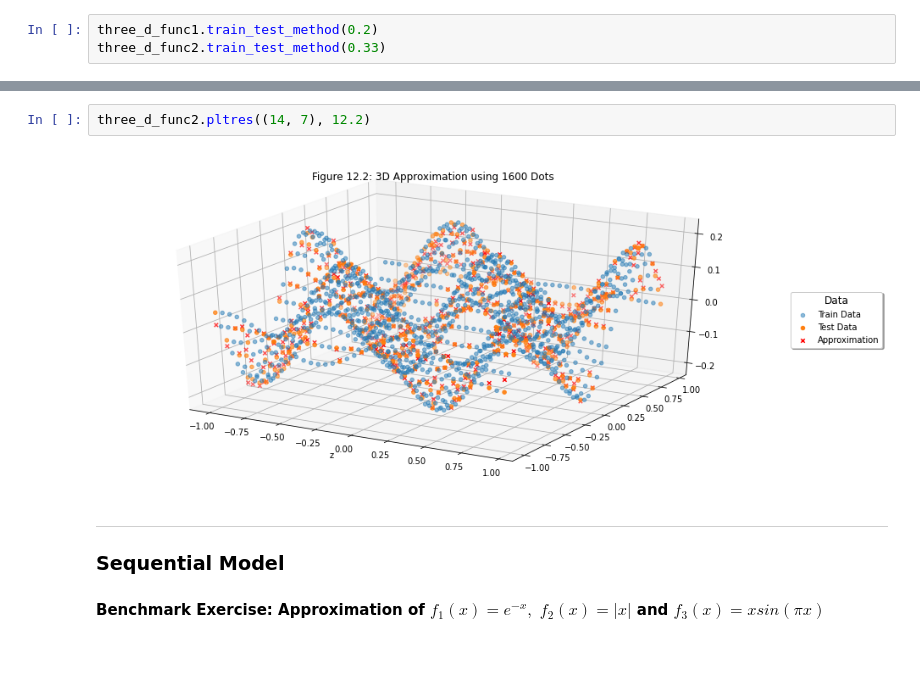
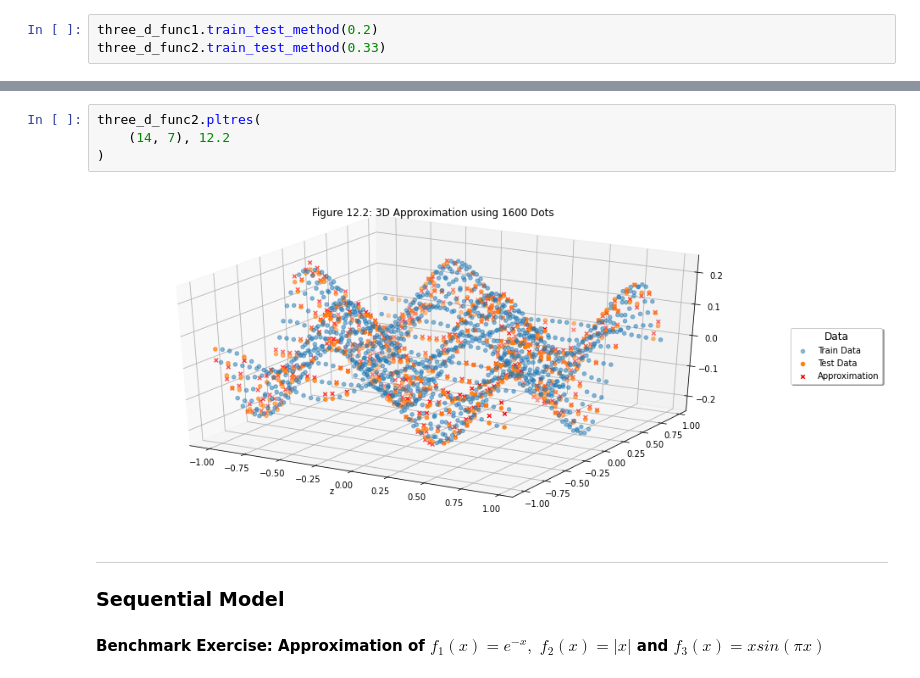
Before and after one commit to ArbiKodraj/Final_Project, a Jupyter notebook: FunctionApproximation.ipynb, the cells around one changed output, grey strips where cells are left out. Saved outputs shown, nothing was run; the diff lists cells and outputs as text.

```diff
--- a/FunctionApproximation.ipynb
+++ b/FunctionApproximation.ipynb
@@ -662,7 +719,9 @@ Table 9.2: Approximation Accuracy for 33% Test Size
 # %%
-three_d_func2.pltres((14, 7), 12.2)
+three_d_func2.pltres(
+    (14, 7), 12.2
+)
 # %% [output]
-[figure, old version]
+[figure, new version]
 # %% [markdown]
 ---
 ### Sequential Model
```
Also changed, not shown: parts of 28 cells of this notebook, 5 other files.
